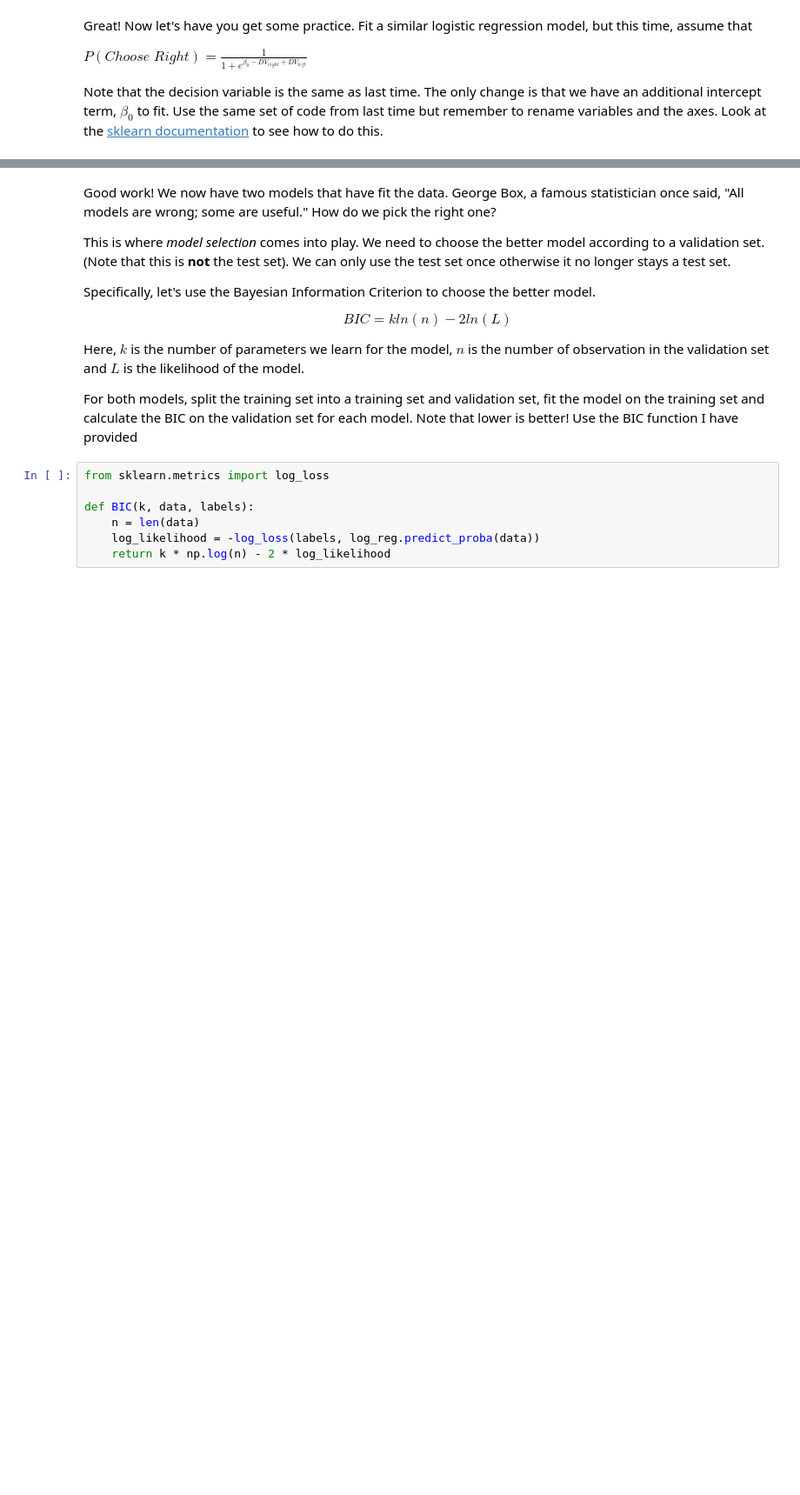
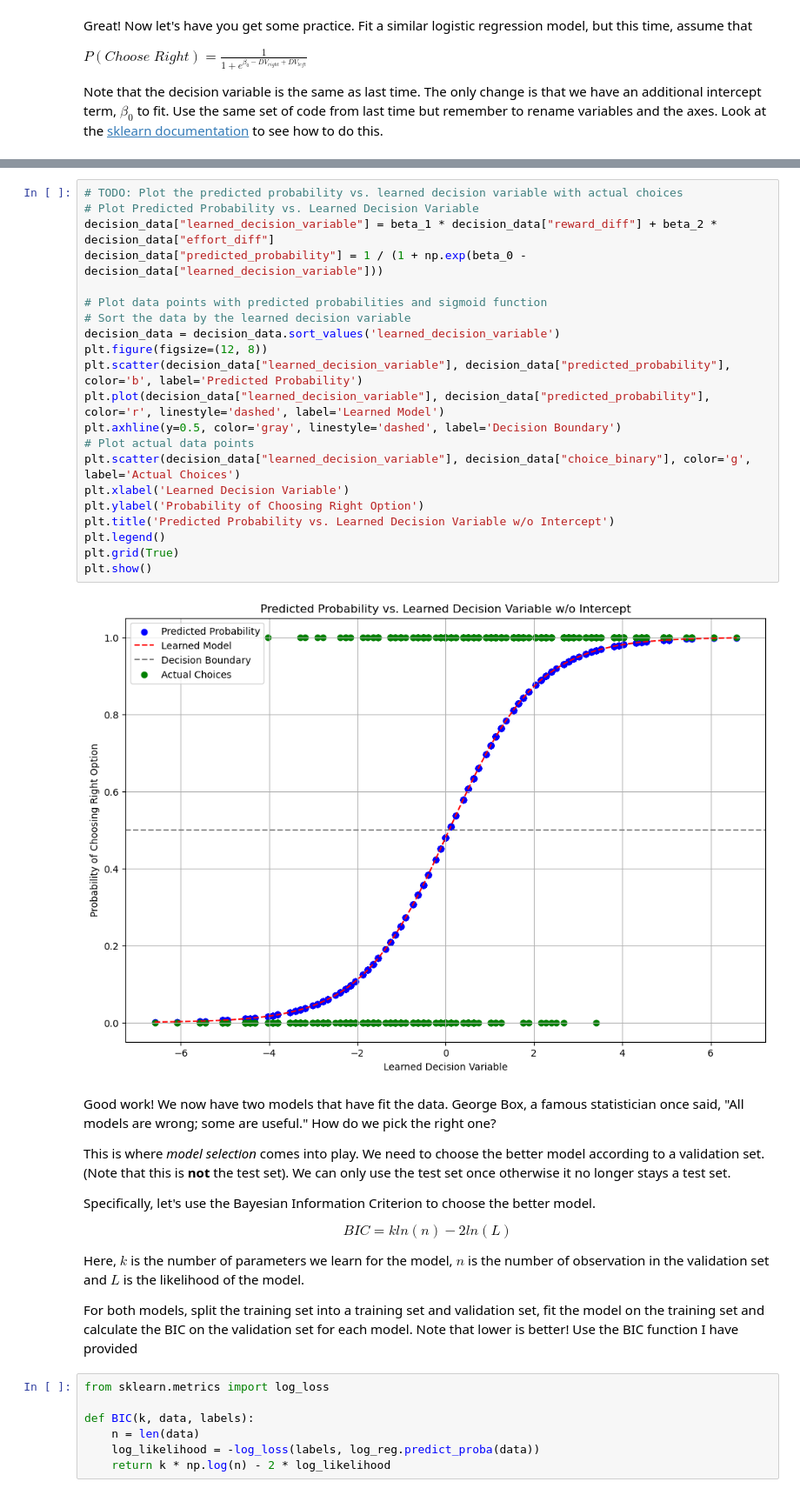
Before and after one commit to suzanmanasreh/decision_assessment, a Jupyter notebook: workbook.ipynb, the cells around one changed output, grey strips where cells are left out. Shown at 87% size. Drawn from its saved outputs; the diff is of its cells as text; blank space fills up the shorter version.

```diff
--- a/workbook.ipynb
+++ b/workbook.ipynb
@@ -377,3 +680,26 @@ Note that the decision variable is the same as last time. The only change is tha
+# %%
+# TODO: Plot the predicted probability vs. learned decision variable with actual choices
+# Plot Predicted Probability vs. Learned Decision Variable
+decision_data["learned_decision_variable"] = beta_1 * decision_data["reward_diff"] + beta_2 * decision_data["effort_diff"]
+decision_data["predicted_probability"] = 1 / (1 + np.exp(beta_0 - decision_data["learned_decision_variable"]))
+
+# Plot data points with predicted probabilities and sigmoid function
+# Sort the data by the learned decision variable
+decision_data = decision_data.sort_values('learned_decision_variable')
+plt.figure(figsize=(12, 8))
+plt.scatter(decision_data["learned_decision_variable"], decision_data["predicted_probability"], color='b', label='Predicted Probability')
+plt.plot(decision_data["learned_decision_variable"], decision_data["predicted_probability"], color='r', linestyle='dashed', label='Learned Model')
+plt.axhline(y=0.5, color='gray', linestyle='dashed', label='Decision Boundary')
+# Plot actual data points
+plt.scatter(decision_data["learned_decision_variable"], decision_data["choice_binary"], color='g', label='Actual Choices')
+plt.xlabel('Learned Decision Variable')
+plt.ylabel('Probability of Choosing Right Option')
+plt.title('Predicted Probability vs. Learned Decision Variable w/o Intercept')
+plt.legend()
+plt.grid(True)
+plt.show()
+# %% [output]
+[figure, added]
 # %% [markdown]
 Good work! We now have two models that have fit the data. George Box, a famous statistician once said, "All models are wrong; some are useful." How do we pick the right one?
 
```
Also changed, not shown: parts of 27 cells of this notebook.
